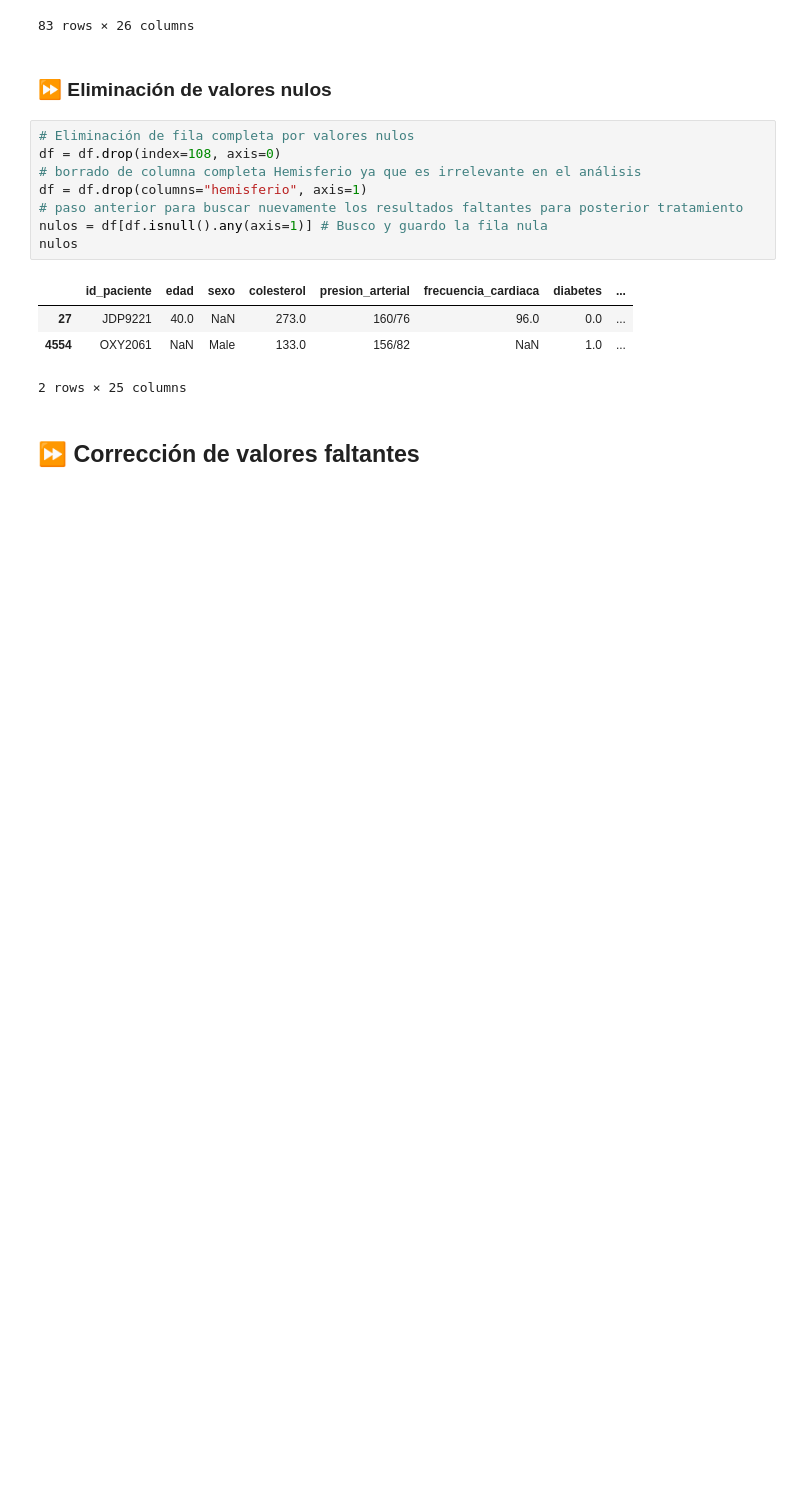
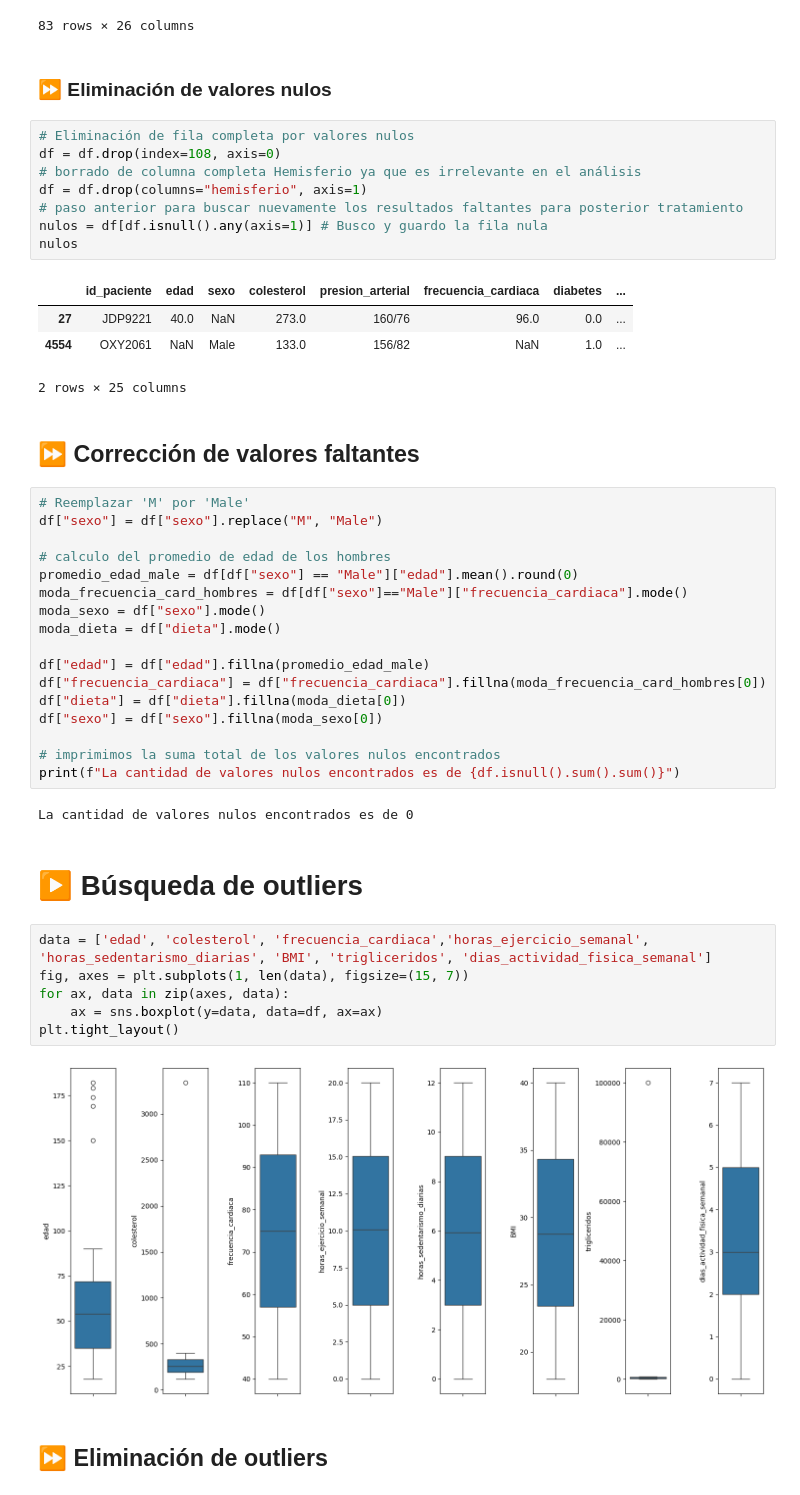
Before and after one commit to nueveonce/DS-Etapa-2-final, a Jupyter notebook: Proyecto_Final_Toledo_Roberto.ipynb, the cells around one changed output. Drawn from its saved outputs; the diff is of its cells as text; blank space fills up the shorter version.

```diff
--- a/Proyecto_Final_Toledo_Roberto.ipynb
+++ b/Proyecto_Final_Toledo_Roberto.ipynb
@@ -433,3 +433,34 @@ nulos
 2 rows × 25 columns
 # %% [markdown]
 ## ⏩ Corrección de valores faltantes
+# %%
+# Reemplazar 'M' por 'Male'
+df["sexo"] = df["sexo"].replace("M", "Male")
+
+# calculo del promedio de edad de los hombres
+promedio_edad_male = df[df["sexo"] == "Male"]["edad"].mean().round(0)
+moda_frecuencia_card_hombres = df[df["sexo"]=="Male"]["frecuencia_cardiaca"].mode()
+moda_sexo = df["sexo"].mode()
+moda_dieta = df["dieta"].mode()
+
+df["edad"] = df["edad"].fillna(promedio_edad_male)
+df["frecuencia_cardiaca"] = df["frecuencia_cardiaca"].fillna(moda_frecuencia_card_hombres[0])
+df["dieta"] = df["dieta"].fillna(moda_dieta[0])
+df["sexo"] = df["sexo"].fillna(moda_sexo[0])
+
+# imprimimos la suma total de los valores nulos encontrados
+print(f"La cantidad de valores nulos encontrados es de {df.isnull().sum().sum()}")
+# %% [output]
+La cantidad de valores nulos encontrados es de 0
+# %% [markdown]
+# ▶️ Búsqueda de outliers
+# %%
+data = ['edad', 'colesterol', 'frecuencia_cardiaca','horas_ejercicio_semanal', 'horas_sedentarismo_diarias', 'BMI', 'trigliceridos', 'dias_actividad_fisica_semanal']
+fig, axes = plt.subplots(1, len(data), figsize=(15, 7))
+for ax, data in zip(axes, data):
+    ax = sns.boxplot(y=data, data=df, ax=ax)
+plt.tight_layout()
+# %% [output]
+[figure, added]
+# %% [markdown]
+## ⏩ Eliminación de outliers
```
Also changed, not shown: parts of 7 cells of this notebook.
